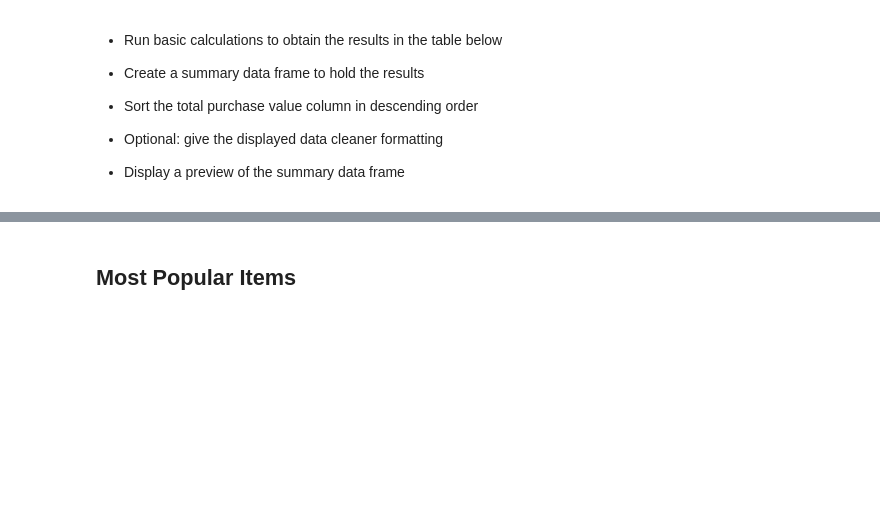
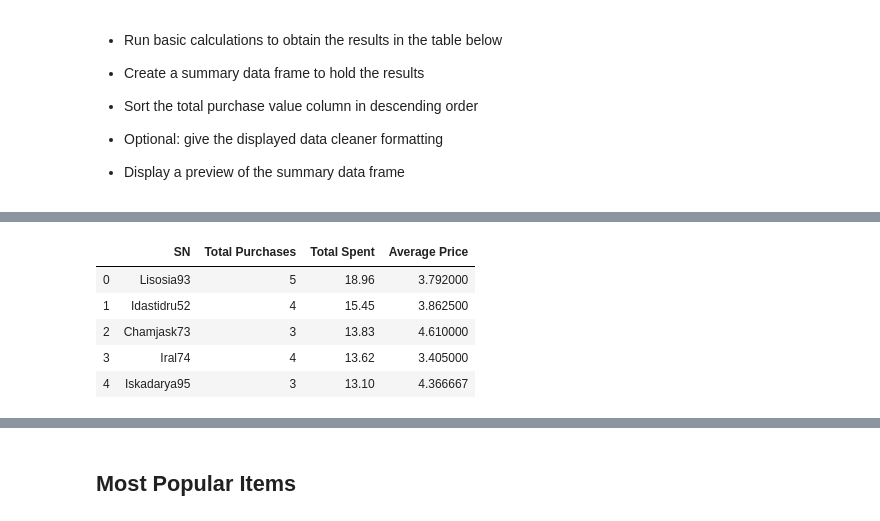
Before and after one commit to UncelSoogar/SMU_Homework, a Jupyter notebook: Submissions/4_Pandas/HeroesOfPymoli/HeroesOfPymoli.ipynb, the cells around one changed output, grey strips where cells are left out. Drawn from its saved outputs; the diff is of its cells as text; code cells hidden in the pictures; blank space fills up the shorter version.

Commit message:
Filtered and sorted for top players

```diff
--- a/Submissions/4_Pandas/HeroesOfPymoli/HeroesOfPymoli.ipynb
+++ b/Submissions/4_Pandas/HeroesOfPymoli/HeroesOfPymoli.ipynb
@@ -356,3 +362,11 @@ age_aggs.head()
 
 
 * Display a preview of the summary data frame
+# %%
+#groupby sn. Create DFs for count and sum
+sn_gb = purchase_data.groupby(["SN"])
+#Total purchases per player
+tpurch = sn_gb["Purchase ID"].count().reset_index(drop = False)
+#Total spent per player
+tprice = sn_gb.Price.sum().reset_index(drop = False)
+tpurch.head()
@@ -358,0 +380,6 @@ age_aggs.head()
+# %%
+#Merge DFs
+merge_df = pd.merge(tpurch, tprice, on = "SN", how = "inner")
+#rename purchase id to total pruchases, price to total spent
+top_df = merge_df.rename(columns={"Purchase ID": "Total Purchases", "Price": "Total Spent"})
+top_df.head()
@@ -358,0 +393,15 @@ age_aggs.head()
+# %%
+#Sort by total spent
+top_df = top_df.sort_values(["Total Spent"], ascending=False)
+#add average price
+top_df["Average Price"] = top_df["Total Spent"] / top_df["Total Purchases"]
+#new index
+top_spent_df = top_df.reset_index(drop=True)
+top_spent_df.head()
+# %% [output]
+|  | SN | Total Purchases | Total Spent | Average Price |
+| 0 | Lisosia93 | 5 | 18.96 | 3.792000 |
+| 1 | Idastidru52 | 4 | 15.45 | 3.862500 |
+| 2 | Chamjask73 | 3 | 13.83 | 4.610000 |
+| 3 | Iral74 | 4 | 13.62 | 3.405000 |
+| 4 | Iskadarya95 | 3 | 13.10 | 4.366667 |
```
Also changed, not shown: parts of 6 cells of this notebook.
